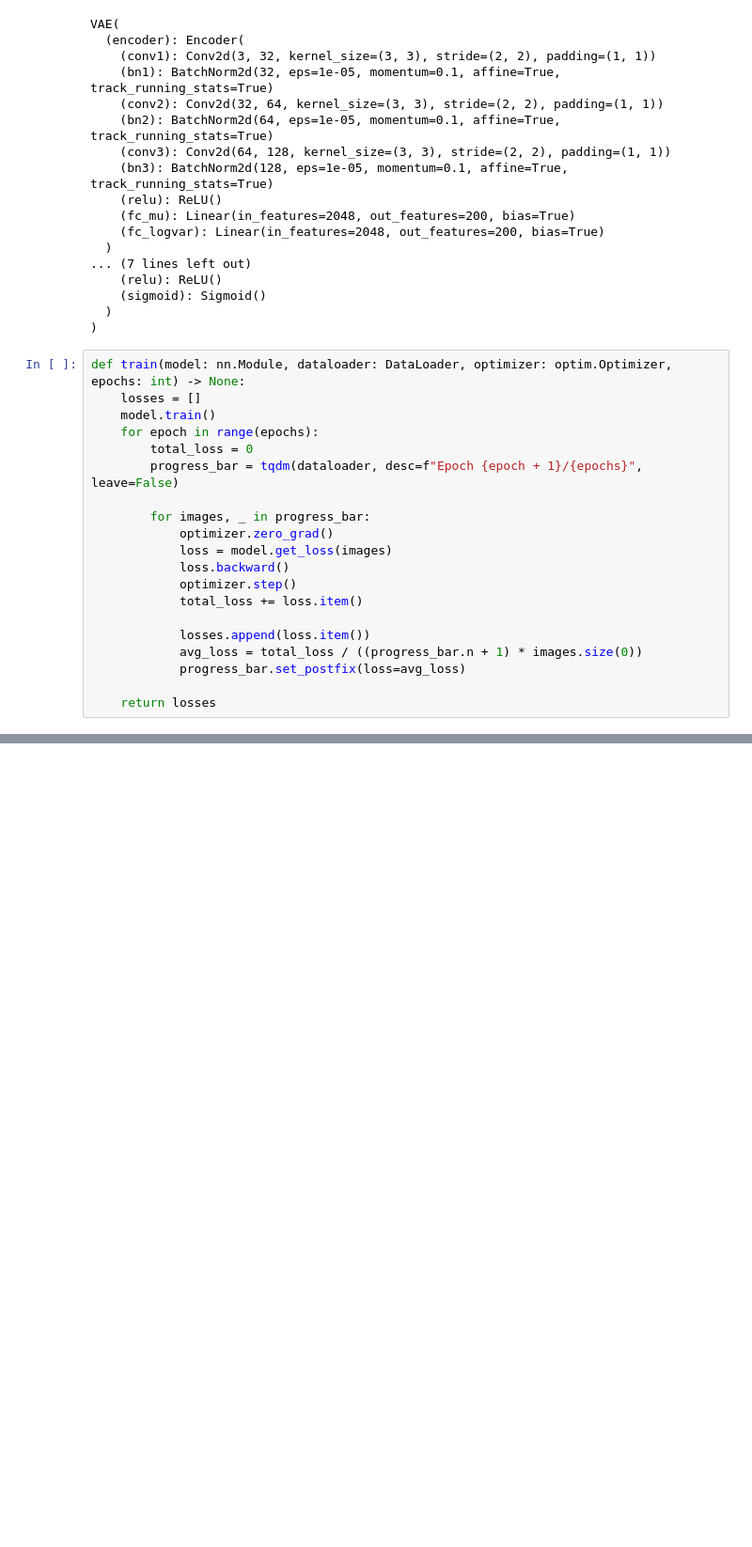
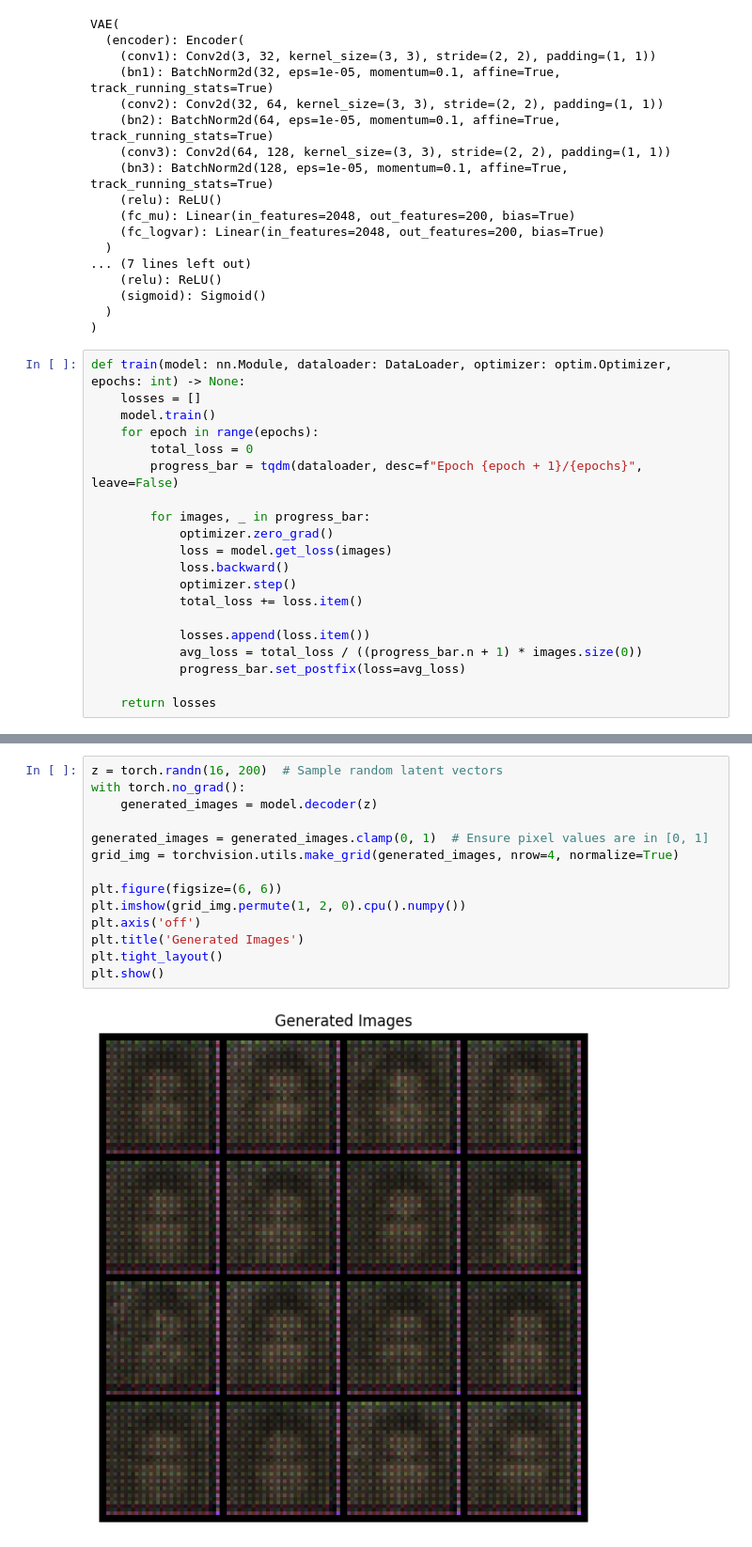
Before and after one commit to ChanLumerico/lucid-examples, a Jupyter notebook: lucid_examples/vae_celeba/vae_celeba.ipynb, the cells around one changed output, grey strips where cells are left out. Shown at 94% size. Drawn from its saved outputs; the diff is of its cells as text; blank space fills up the shorter version.

```diff
--- a/lucid_examples/vae_celeba/vae_celeba.ipynb
+++ b/lucid_examples/vae_celeba/vae_celeba.ipynb
@@ -205,0 +219,16 @@ losses = train(model, dataloader, optimizer, epochs)
+# %%
+z = torch.randn(16, 200)  # Sample random latent vectors
+with torch.no_grad():
+    generated_images = model.decoder(z)
+
+generated_images = generated_images.clamp(0, 1)  # Ensure pixel values are in [0, 1]
+grid_img = torchvision.utils.make_grid(generated_images, nrow=4, normalize=True)
+
+plt.figure(figsize=(6, 6))
+plt.imshow(grid_img.permute(1, 2, 0).cpu().numpy())
+plt.axis('off')
+plt.title('Generated Images')
+plt.tight_layout()
+plt.show()
+# %% [output]
+[figure, added]
```
Also changed, not shown: parts of 3 cells of this notebook.
